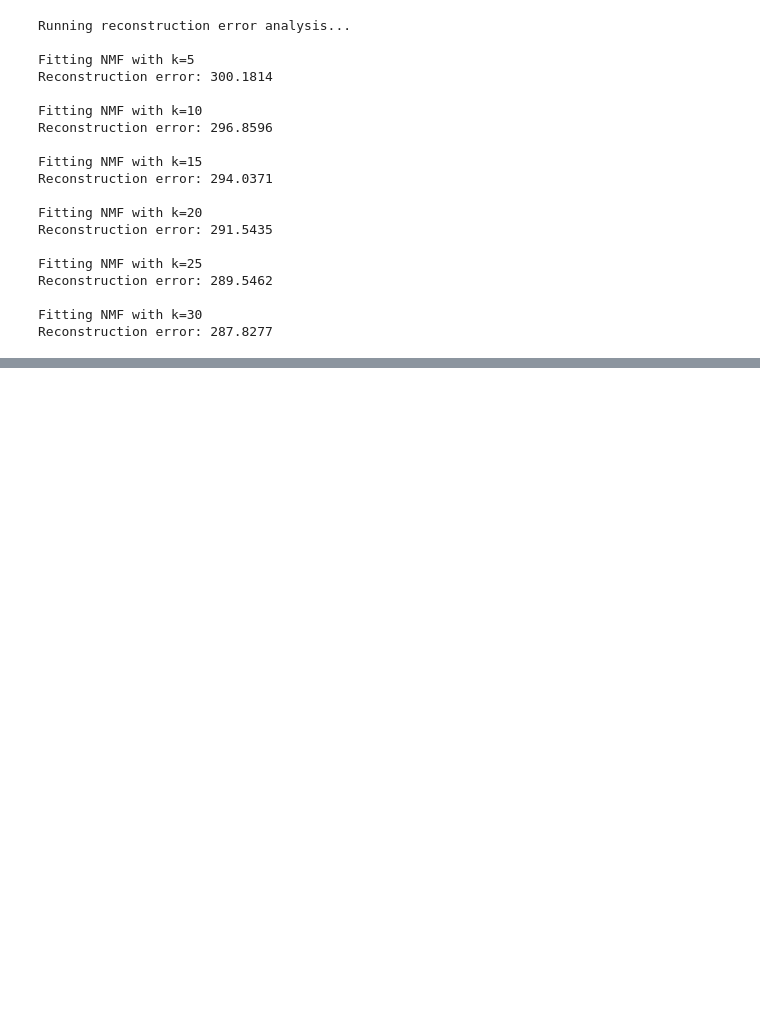
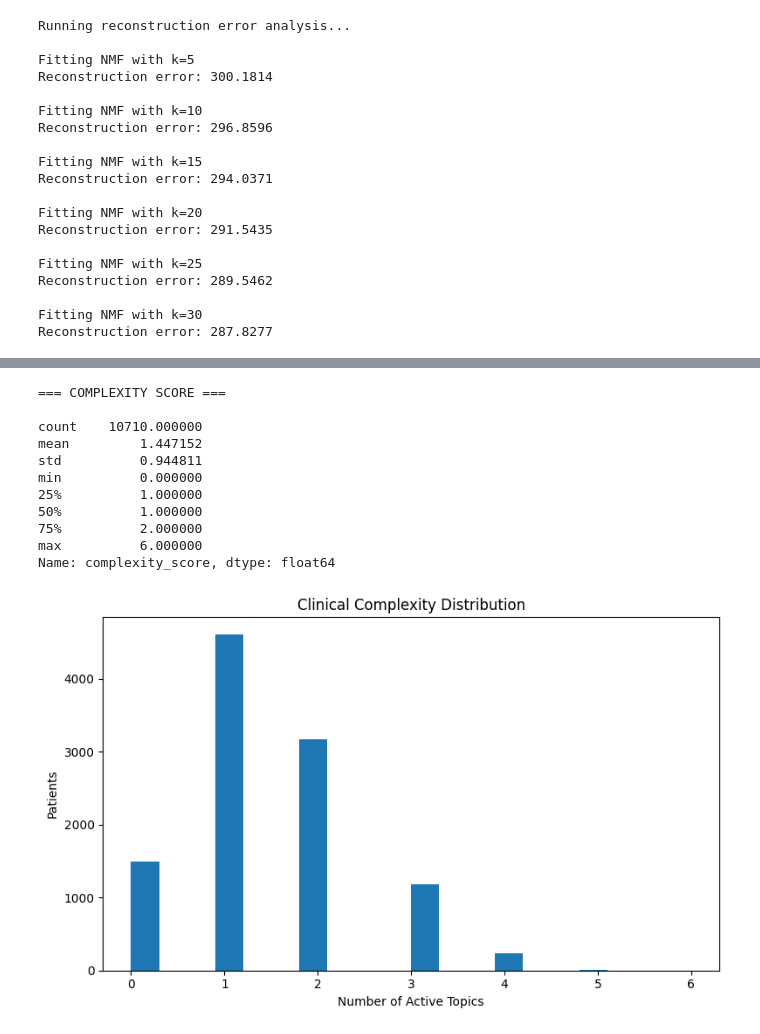
Before and after one commit to vdk0987/medical_document_clustering, a Jupyter notebook: notebooks/nmf.ipynb, the cells around one changed output, grey strips where cells are left out. Drawn from its saved outputs; the diff is of its cells as text; code cells hidden in the pictures; blank space fills up the shorter version.

```diff
--- a/notebooks/nmf.ipynb
+++ b/notebooks/nmf.ipynb
@@ -78,0 +286,49 @@ Reconstruction error: 287.8277
+# %%
+complexity_score = np.sum(
+    W > 0.05,
+    axis=1
+)
+
+complexity_df = pd.DataFrame({
+    "complexity_score": complexity_score
+})
+
+print("\n=== COMPLEXITY SCORE ===\n")
+
+print(
+    complexity_df["complexity_score"]
+    .describe()
+)
+
+plt.figure(figsize=(8, 5))
+
+plt.hist(
+    complexity_score,
+    bins=20
+)
+
+plt.xlabel("Number of Active Topics")
+plt.ylabel("Patients")
+plt.title("Clinical Complexity Distribution")
+
+plt.tight_layout()
+
+plt.savefig(
+    "../outputs/complexity_distribution.png",
+    dpi=150
+)
+
+plt.show()
+# %% [output]
+=== COMPLEXITY SCORE ===
+
+count    10710.000000
+mean         1.447152
+std          0.944811
+min          0.000000
+25%          1.000000
+50%          1.000000
+75%          2.000000
+max          6.000000
+Name: complexity_score, dtype: float64
+[figure, added]
```
Also changed, not shown: parts of 10 cells of this notebook.
